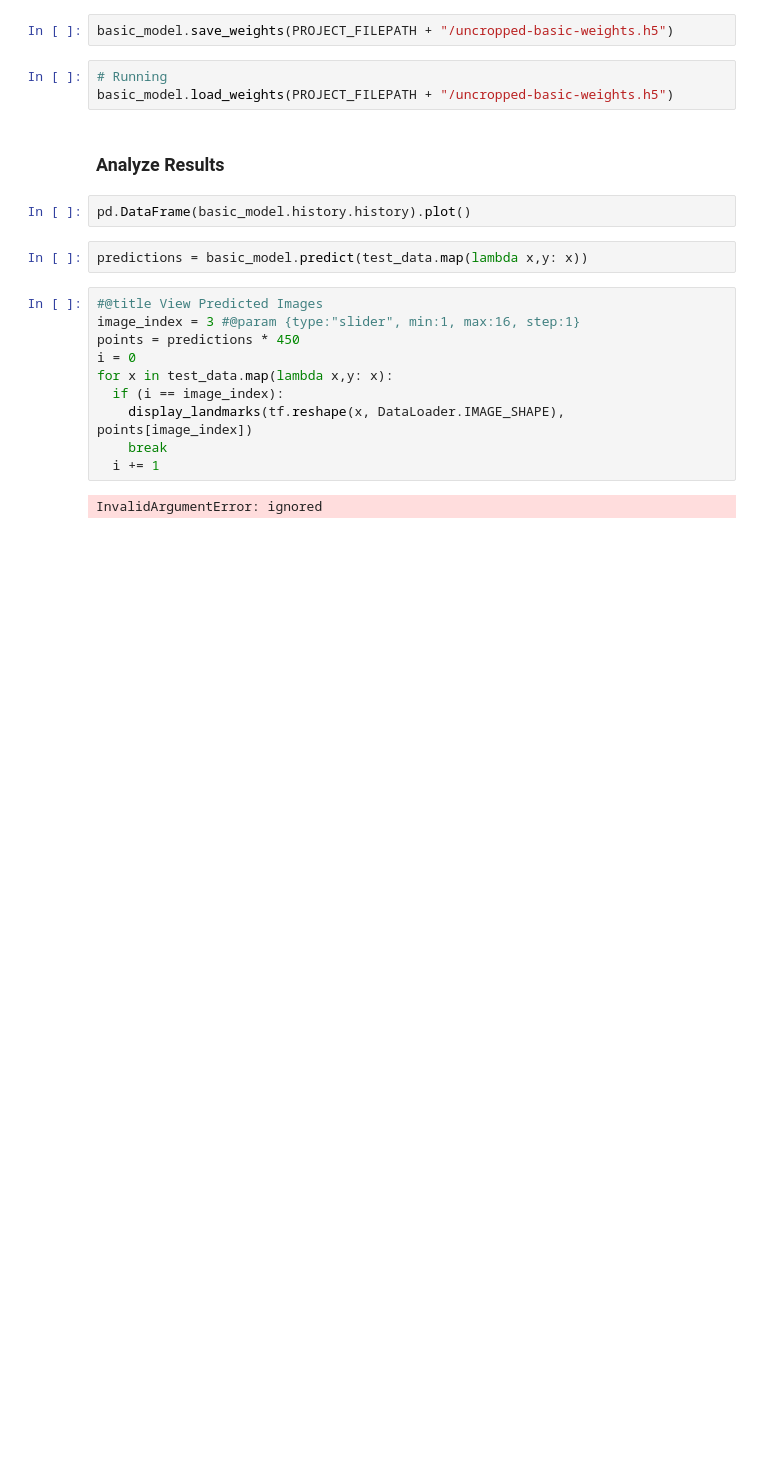
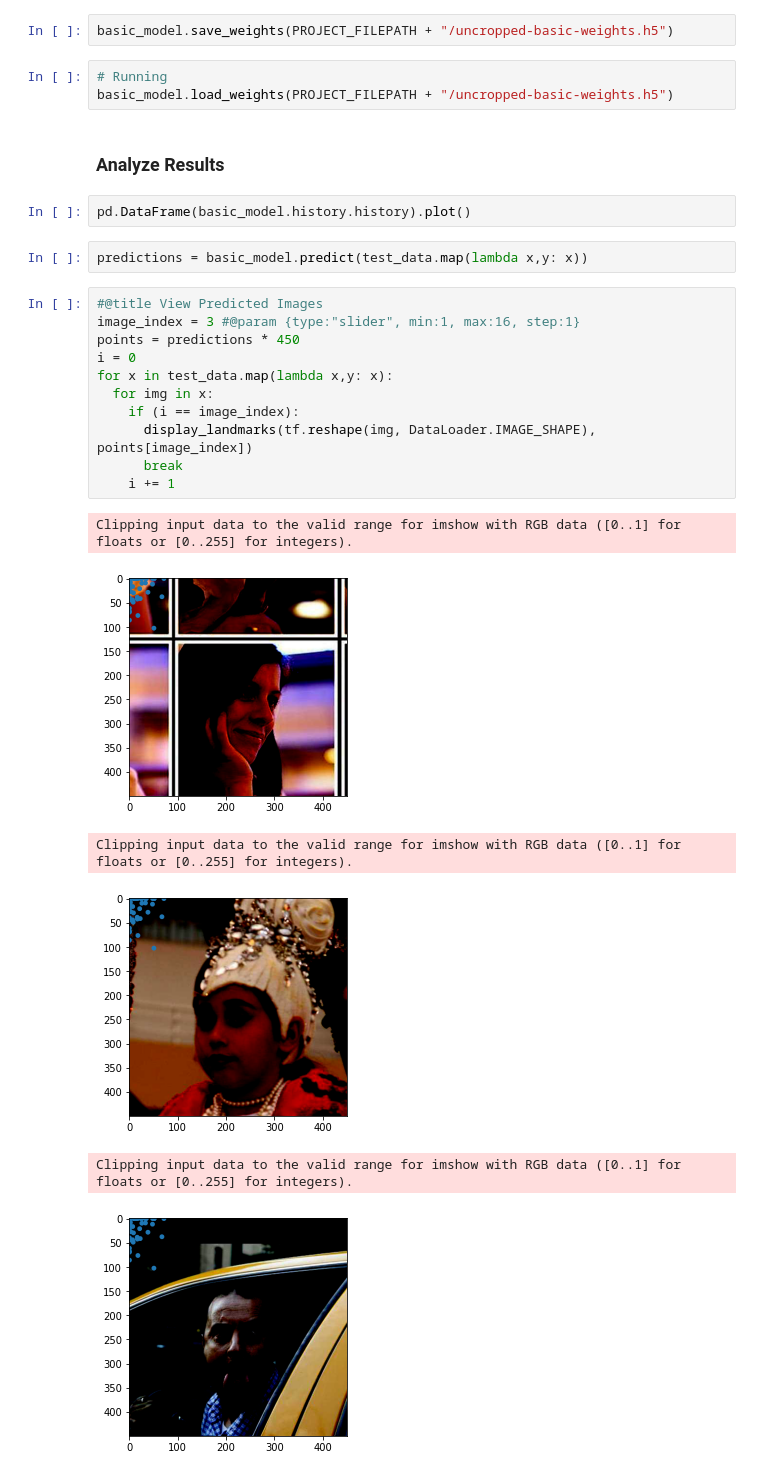
Before and after one commit to Waidhoferj/CSC-566-Project, a Jupyter notebook: FacialLandmarks.ipynb, the cells around one changed output. Cells and saved outputs as stored; diff of their text form; blank space fills up the shorter version.

Commit message:
Working on predicting images

```diff
--- a/FacialLandmarks.ipynb
+++ b/FacialLandmarks.ipynb
@@ -183,12 +183,18 @@ predictions = basic_model.predict(test_data.map(lambda x,y: x))
 # %%
 #@title View Predicted Images
 image_index = 3 #@param {type:"slider", min:1, max:16, step:1}
 points = predictions * 450
 i = 0
 for x in test_data.map(lambda x,y: x):
-  if (i == image_index):
-    display_landmarks(tf.reshape(x, DataLoader.IMAGE_SHAPE), points[image_index])
-    break
-  i += 1
+  for img in x:
+    if (i == image_index):
+      display_landmarks(tf.reshape(img, DataLoader.IMAGE_SHAPE), points[image_index])
+      break
+    i += 1
 # %% [output]
-InvalidArgumentError: ignored
+Clipping input data to the valid range for imshow with RGB data ([0..1] for floats or [0..255] for integers).
+[figure, added]
+Clipping input data to the valid range for imshow with RGB data ([0..1] for floats or [0..255] for integers).
+[figure, added]
+Clipping input data to the valid range for imshow with RGB data ([0..1] for floats or [0..255] for integers).
+[figure, added]
```
Also changed, not shown: parts of 2 cells of this notebook.
